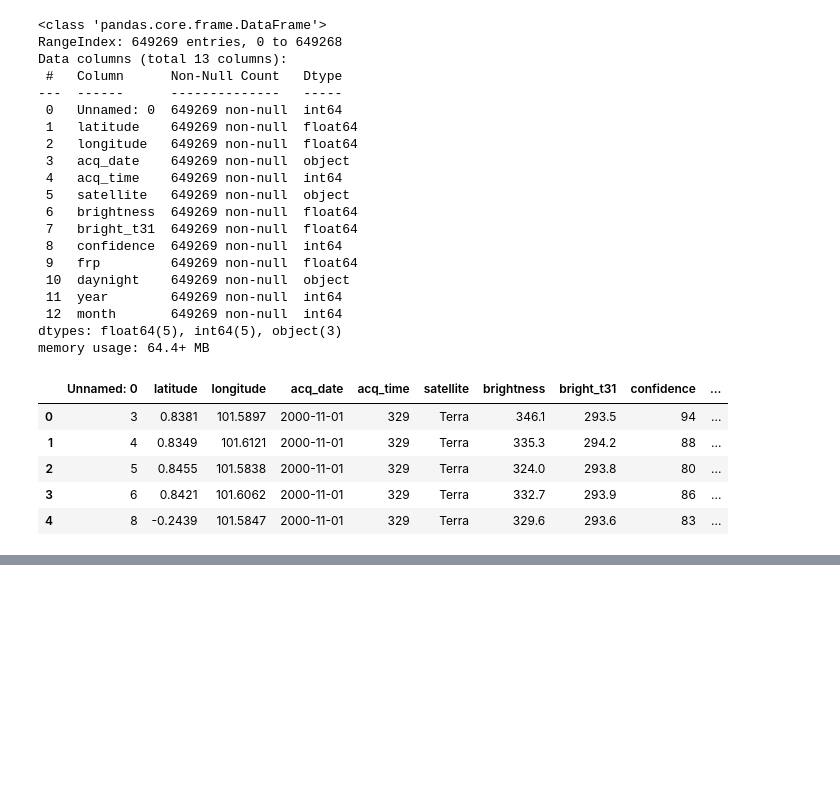
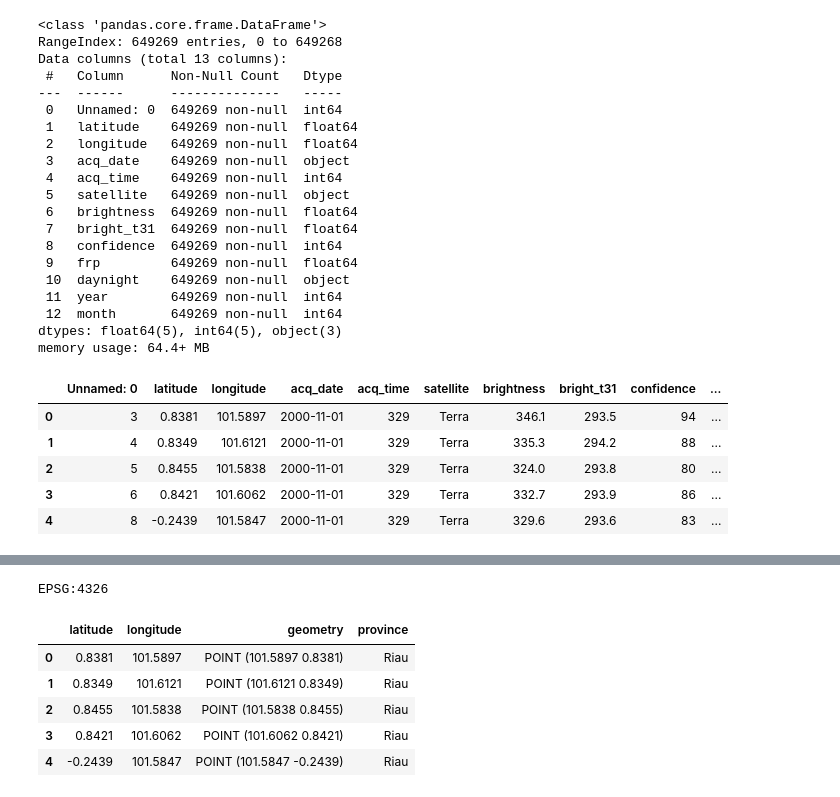
Before and after one commit to hanifahar29/indonesia-deforestation-wildfire-analysis, a Jupyter notebook: notebooks/wildfire_data_cleaning.ipynb, the cells around one changed output, grey strips where cells are left out. Saved outputs shown, nothing was run; the diff lists cells and outputs as text; code cells hidden in the pictures; blank space fills up the shorter version.

```diff
--- a/notebooks/wildfire_data_cleaning.ipynb
+++ b/notebooks/wildfire_data_cleaning.ipynb
@@ -237,0 +255,42 @@ dfa.to_csv(r'C:\Users\hanif\Downloads\Data Analyst\Project\end-to-end\Indonesia
+# %%
+import geopandas as gpd
+import pandas as pd
+
+# 1. Load batas provinsi (GeoJSON/Shapefile apapun)
+provinces = gpd.read_file(r"C:\Users\hanif\Downloads\Data Analyst\Project\end-to-end\Indonesia Deforestation & Wildfire Analysis (2001–2024)\indonesia-deforestation-wildfire-analysis\data\indo_prov34.json")
+print(provinces.crs)  # pastikan EPSG:4326 (WGS84) — sama seperti lat/lon biasa
+
+# 2. Load titik hotspot -> ubah jadi GeoDataFrame
+df = pd.read_csv(r"C:\Users\hanif\Downloads\Data Analyst\Project\end-to-end\Indonesia Deforestation & Wildfire Analysis (2001–2024)\indonesia-deforestation-wildfire-analysis\data\processed\wildfire_cleaned.csv", usecols=['latitude','longitude'])
+uniq = df.drop_duplicates().reset_index(drop=True)
+
+points = gpd.GeoDataFrame(
+    uniq,
+    geometry=gpd.points_from_xy(uniq['longitude'], uniq['latitude']),  # PENTING: x=lon, y=lat
+    crs='EPSG:4326'
+)
+
+# 3. Samakan CRS kedua layer (wajib, kalau beda bakal salah hasil)
+provinces = provinces.to_crs(points.crs)
+
+# 4. Spatial join
+joined = gpd.sjoin(
+    points,
+    provinces[['NAME_1', 'geometry']],  # ambil kolom nama provinsi + geometry saja
+    how='left',
+    predicate='within'   # titik "within" (di dalam) polygon
+)
+
+joined = joined.rename(columns={'NAME_1': 'province'}).drop(columns=['index_right'])
+joined.to_csv(r'C:\Users\hanif\Downloads\Data Analyst\Project\end-to-end\Indonesia Deforestation & Wildfire Analysis (2001–2024)\indonesia-deforestation-wildfire-analysis\data\processed\coord_to_province_lookup.csv', index=False)
+# %% [output]
+EPSG:4326
+# %%
+joined.head()
+# %% [output]
+|  | latitude | longitude | geometry | province |
+| 0 | 0.8381 | 101.5897 | POINT (101.5897 0.8381) | Riau |
+| 1 | 0.8349 | 101.6121 | POINT (101.6121 0.8349) | Riau |
+| 2 | 0.8455 | 101.5838 | POINT (101.5838 0.8455) | Riau |
+| 3 | 0.8421 | 101.6062 | POINT (101.6062 0.8421) | Riau |
+| 4 | -0.2439 | 101.5847 | POINT (101.5847 -0.2439) | Riau |
```
Also changed, not shown: parts of 7 cells of this notebook.
